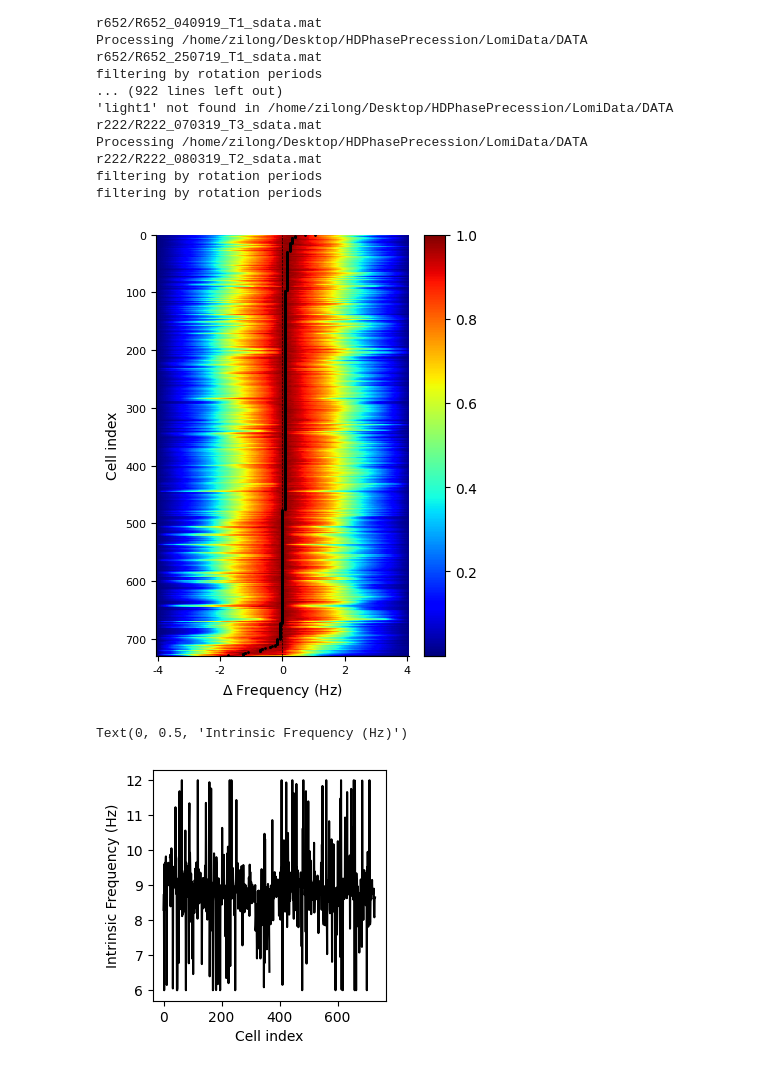
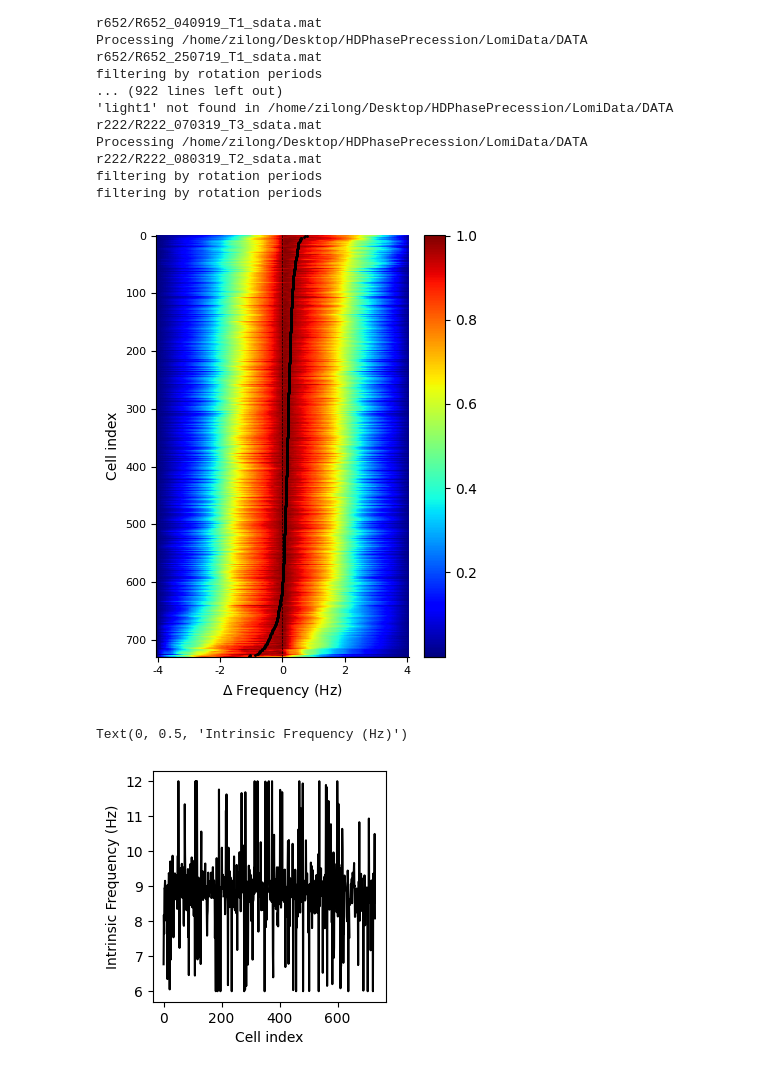
Before and after one commit to ZilongJi/HDPhasePrecession, a Jupyter notebook: IntrinsicFrequency_Geisler.ipynb, the cells around one changed output. Drawn from its saved outputs; the diff is of its cells as text; code cells hidden in the pictures.

```diff
--- a/IntrinsicFrequency_Geisler.ipynb
+++ b/IntrinsicFrequency_Geisler.ipynb
@@ -201,7 +204,7 @@ Processing /home/zilong/Desktop/HDPhasePrecession/LomiData/DATA r222/R222_070319
 'light1' not found in /home/zilong/Desktop/HDPhasePrecession/LomiData/DATA r222/R222_070319_T3_sdata.mat
 Processing /home/zilong/Desktop/HDPhasePrecession/LomiData/DATA r222/R222_080319_T2_sdata.mat
 # %%
-cell_name = 'rR762_01022019_t2_c1' #  'rR651_26062019_t1_c1'
+cell_name = 'rR651_26062019_t1_c1' #  'rR651_26062019_t1_c1'
 ratname, file_path = matnames[cell_name]
 data_dict = load_data(ratname, file_path)
 
@@ -386,7 +389,7 @@ filtering by rotation periods
 corrs = [result['cross_correlation'] for result in IntrinsicFreq_Results.values()]
 #extract all lags in the dictionary
 lags = IntrinsicFreq_Results[list(IntrinsicFreq_Results.keys())[0]]['lags']
-#extract all intrinsic_freq in the dictionary\
+#extract all intrinsic_freq in the dictionary
 intrinsic_freqs = [result['intrinsic_freq'] for result in IntrinsicFreq_Results.values()]
 #extract cell types
 cell_types = [result['cell_type'] for result in IntrinsicFreq_Results.values()]
@@ -394,8 +397,9 @@ cell_types = [result['cell_type'] for result in IntrinsicFreq_Results.values()]
 #copy the corrs to a new list and Smooth each corr using a Gaussian filter with a standard deviation of 5
 # corrs = [gaussian_filter1d(corr, 5) for corr in corrs]
 
-#get the index of max value in each corr
-max_idx = [np.argmax(corr) for corr in corrs]
+#get max_idx using the center of mass of each corr
+max_idx = [center_of_mass(corr)[0] for corr in corrs]
+
 #rank the max value in descending order
 ranked_idx = np.argsort(max_idx)[::-1]
 #rank them
@@ -414,34 +418,34 @@ plotCells = ranked_corrs.shape[0]
 
 ranked_corrs = ranked_corrs[:plotCells, :]
 
 im = ax.imshow(ranked_corrs, cmap='jet', aspect='auto')
 plt.colorbar(im)
 
 #add vertical line at half of x axis
 ax.axvline(x=len(lags)//2, color='black', linestyle='--', linewidth=0.5)
 
 #plot the max_idx as a scatter plot on the heatmap
 for i, idx in enumerate(max_idx_ranked):
     if i < plotCells:
         ax.scatter(idx, i, color='black', s=1)
     else:
         break
 
 #set x ticks at 0, 50, 100 as -7 0 7
 
 ax.set_xticks([0, len(lags)//4, len(lags)//2, 3*len(lags)//4, len(lags)-1])
 ax.set_xticklabels([-4, -2, 0, 2, 4])
 
 sns.despine()
 #ticksize as 8
 plt.tick_params(axis='both', which='major', labelsize=8)
 
 ax.set_xlabel(r'$\Delta$ Frequency (Hz)', fontsize=10)
 ax.set_ylabel('Cell index', fontsize=10)
 
 plt.tight_layout()
 # %% [output]
-[figure, old version]
+[figure, new version]
 # %%
 #plot intrinsic_freqs_ranked calculated by Lomi
 plt.figure(figsize=(3,3), dpi=100)
@@ -450,7 +454,7 @@ plt.xlabel('Cell index', fontsize=10)
 plt.ylabel('Intrinsic Frequency (Hz)', fontsize=10)
 # %% [output]
 Text(0, 0.5, 'Intrinsic Frequency (Hz)')
-[figure, old version]
+[figure, new version]
 # %%
 #extract all corr in the dictionary
 corrs = [result['cross_correlation'] for result in IntrinsicFreq_Results.values()]
```
Also changed, not shown: parts of 7 cells of this notebook, 1 other file.
